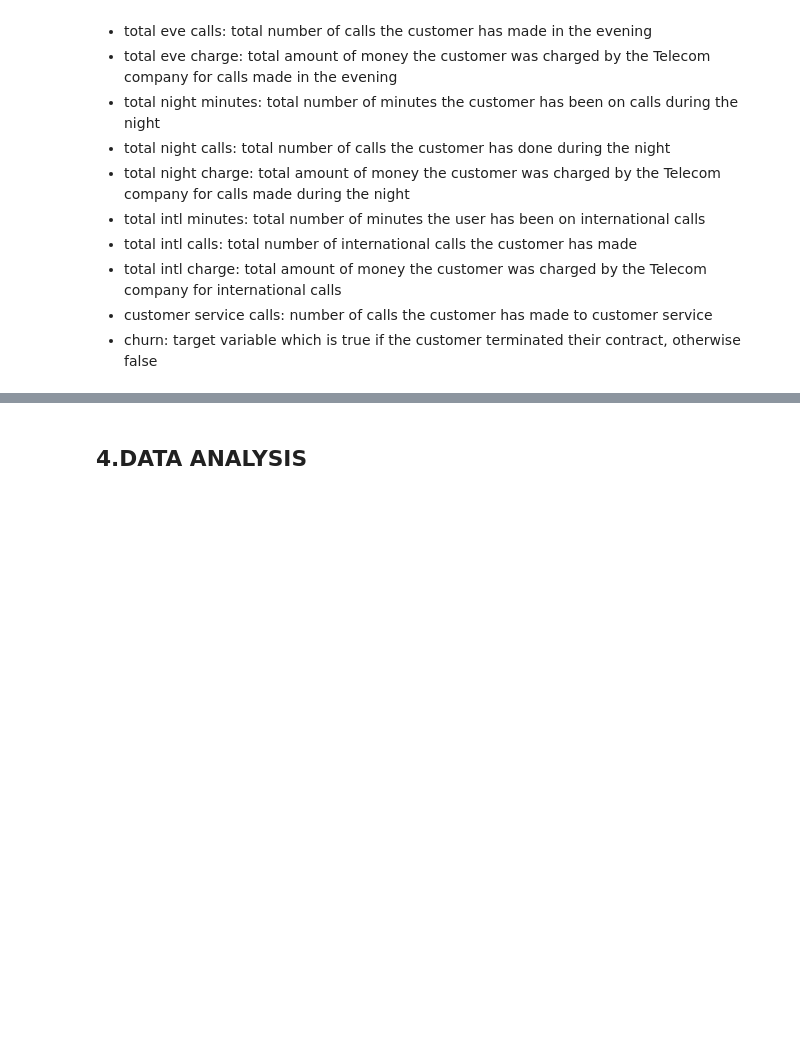
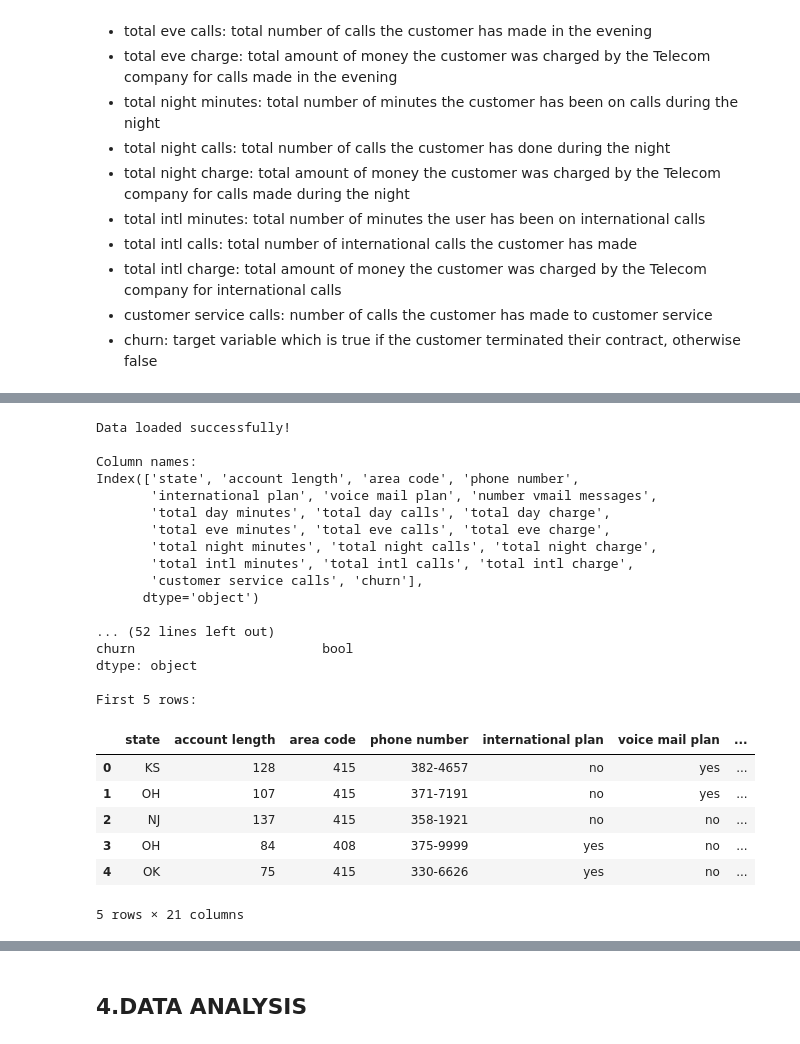
Before and after one commit to Gitahim/Syria_Tel_customer_churn_project, a Jupyter notebook: student.ipynb, the cells around one changed output, grey strips where cells are left out. Saved outputs shown, nothing was run; the diff lists cells and outputs as text; code cells hidden in the pictures; blank space fills up the shorter version.

```diff
--- a/student.ipynb
+++ b/student.ipynb
@@ -135,0 +153,49 @@ ModuleNotFoundError: No module named 'xgboost'
+# %%
+#create a function that:
+#loads data
+#looks at the columns
+#check for the information,df.info()
+#check for data types
+#check for the first five rows
+
+def explore_data(file):
+    data = pd.read_csv(file)
+    print("Data loaded successfully!")
+  # Explore data
+    print("\nColumn names:")
+    print(data.columns)
+    print("\nData information:")
+    print(data.info())
+    print("\nData types:")
+    print(data.dtypes)
+    print("\nFirst 5 rows:")
+    return data.head()
+# %%
+file = "data.csv"
+# %%
+explore_data(file)
+# %% [output]
+Data loaded successfully!
+
+Column names:
+Index(['state', 'account length', 'area code', 'phone number',
+       'international plan', 'voice mail plan', 'number vmail messages',
+       'total day minutes', 'total day calls', 'total day charge',
+       'total eve minutes', 'total eve calls', 'total eve charge',
+       'total night minutes', 'total night calls', 'total night charge',
+       'total intl minutes', 'total intl calls', 'total intl charge',
+       'customer service calls', 'churn'],
+      dtype='object')
+
+... (52 lines left out)
+churn                        bool
+dtype: object
+
+First 5 rows:
+|  | state | account length | area code | phone number | international plan | voice mail plan | ... |
+| 0 | KS | 128 | 415 | 382-4657 | no | yes | ... |
+| 1 | OH | 107 | 415 | 371-7191 | no | yes | ... |
+| 2 | NJ | 137 | 415 | 358-1921 | no | no | ... |
+| 3 | OH | 84 | 408 | 375-9999 | yes | no | ... |
+| 4 | OK | 75 | 415 | 330-6626 | yes | no | ... |
+5 rows × 21 columns
```
Also changed, not shown: parts of 10 cells of this notebook.
